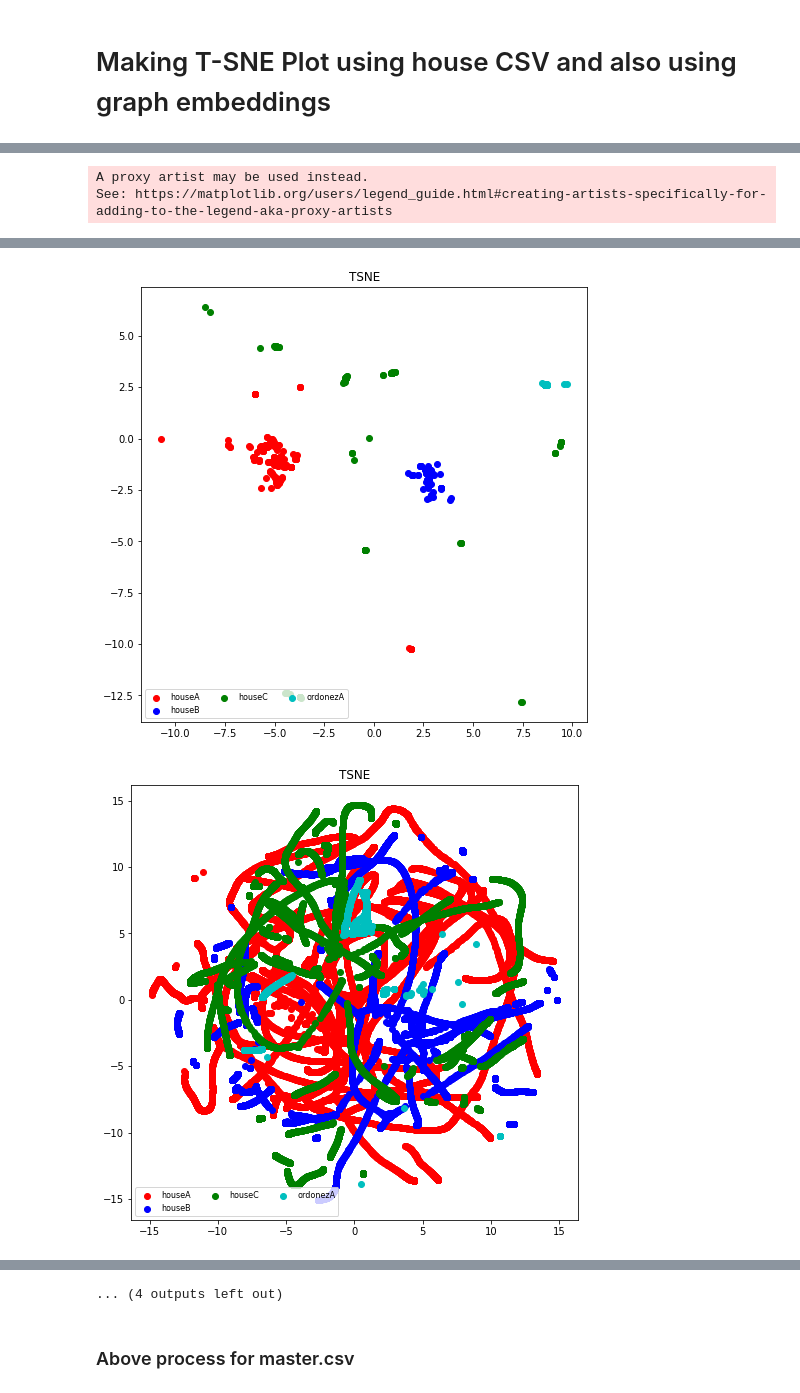
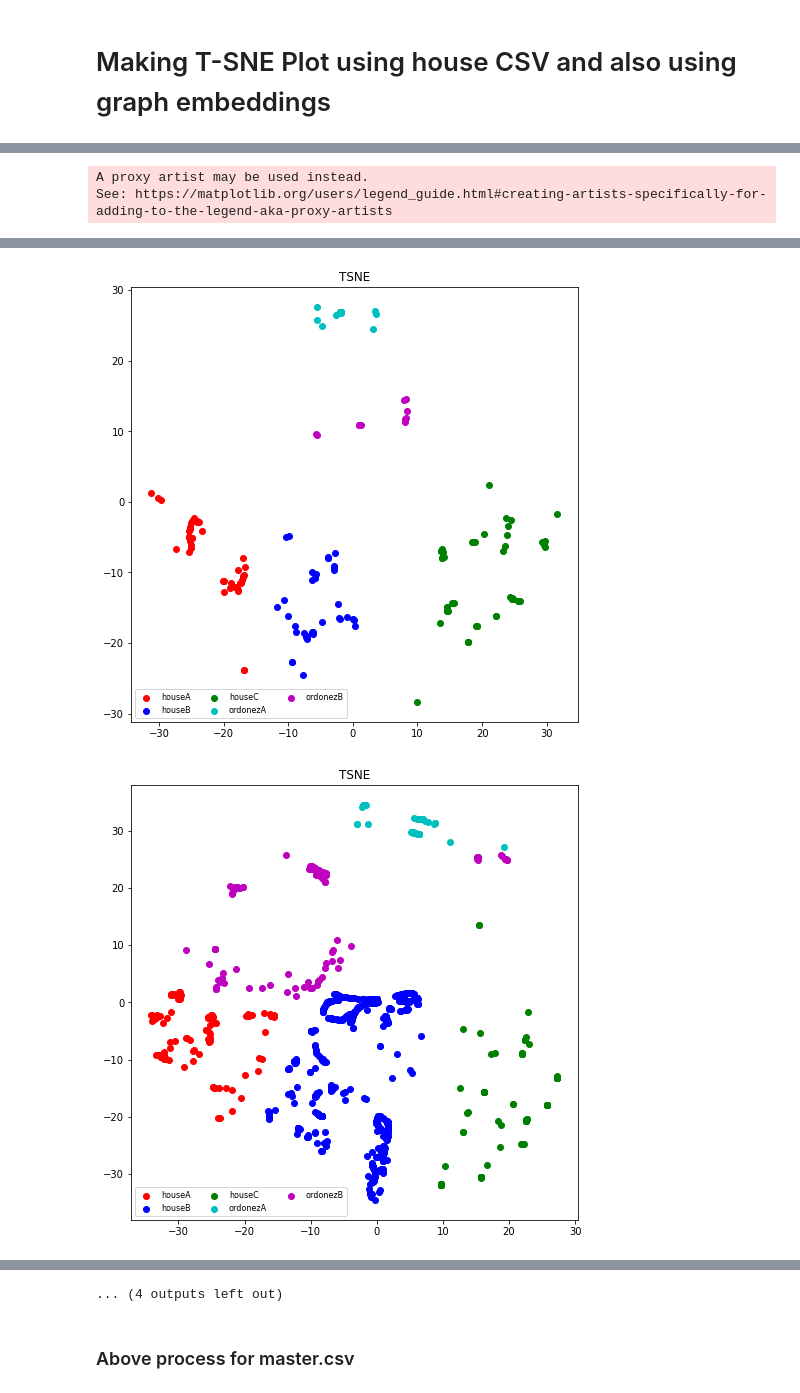
Before and after one commit to harshgrovr/Graphs-Approaches-for-Activity-Recognition-Independent-of-House-Layout, a Jupyter notebook: related_code/3-basics/code.ipynb, the cells around one changed output, grey strips where cells are left out. Saved outputs shown, nothing was run; the diff lists cells and outputs as text; code cells hidden in the pictures.

```diff
--- a/related_code/3-basics/code.ipynb
+++ b/related_code/3-basics/code.ipynb
@@ -475,6 +476,12 @@ for index, row in df[:-1].iterrows():
     # if pervious value == next to the row that you are currently operating. Increment the sequence_length
     if prev_value == ''.join(map(str, df.iloc[index + 1, 4:].values)):
         seq_length += 1
+        if index == len(df) - 2:
+            seq_list.append(seq_length)
+            seq_length = 1
+            prev_index = index + 1
+
+
 
     # Else, append the seq_length, seq_length to 1 and make prev_index = next row. because
     # till index row things are done.
@@ -821,15 +854,10 @@ def getClassnameFromID(train_label):
     return train_label[0]['name']
 # %%
 house = pd.read_csv('../../data/all_houses/graph_embeddings_train.csv')
-house_temp = pd.read_csv('../../data/all_houses/graph_embeddings_train.csv')
 
 house_columns = house.columns
 norm = MinMaxScaler().fit(house.iloc[:, :-1])
-house = norm.transform(house.iloc[:, :-1])
-
-lastCol = house_temp.iloc[:, -1]
-house = pd.concat([pd.DataFrame(house), lastCol], axis = 1)
-
+house.iloc[:, :-1] = norm.transform(house.iloc[:, :-1])
 
 
 #!/usr/bin/env python
@@ -925,7 +953,7 @@ for i in range(num_classes):
 
 # df = house[house['activity'] == getClassnameFromID(i)]
 # Do not include start, end, activity..
-house = house.iloc[:, 4:-1]
+house = house.iloc[:, 0:-1]
 
 time_start = time.time()
 tsne = TSNE(n_iter=400)
@@ -936,16 +964,17 @@ t-SNE done! Time elapsed: 576.6583664417267 seconds
 # %%
 df_labels =  np.array(df_labels)
 # %%
-houseA = pd.read_csv('../../data/houseA/houseA.csv')
-houseB = pd.read_csv('../../data/houseB/houseB.csv')
-houseC = pd.read_csv('../../data/houseC/houseC.csv')
-ordonezA = pd.read_csv('../../data/ordonezA/ordonezA.csv')
-ordonezB = pd.read_csv('../../data/ordonezB/ordonezB.csv')
+houseA = pd.read_csv('../../data/houseA/ob_houseA.csv')
+houseB = pd.read_csv('../../data/houseB/ob_houseB.csv')
+houseC = pd.read_csv('../../data/houseC/ob_houseC.csv')
+ordonezA = pd.read_csv('../../data/ordonezA/ob_ordonezA.csv')
+ordonezB = pd.read_csv('../../data/ordonezB/ob_ordonezB.csv')
 start = []
 end = []
 # Graph embedding order
 # 'houseA', 'houseB', 'houseC', 'ordonezA'
-allHouseList = [len(houseA), len(houseB),len(houseC), len(ordonezA)]
+
+allHouseList = [len(ordonezB), len(houseB), len(houseC), len(houseA), len(ordonezA)]
 
 
 uniqueIndex = []
@@ -967,17 +996,19 @@ for i in range(num_classes):
     fig = plt.figure( figsize=(8,8) )
     ax = fig.add_subplot(1, 1, 1, title='TSNE')
 
-    houseA, houseB, houseC, ordonezA = [],[],[],[]
+    houseA, houseB, houseC, ordonezA, ordonezB = [],[],[],[],[]
 
     # Create the scatter
     for j in activity_index_list[i]:
         if start[0] < j < end[0]:
-            houseA.append(j)
+            ordonezB.append(j)
         elif start[1] < j < end[1]:
             houseB.append(j)
         elif start[2] < j < end[2]:
             houseC.append(j)
         elif start[3] < j < end[3]:
+            houseA.append(j)
+        elif start[4] < j < end[4]:
             ordonezA.append(j)
 
 
@@ -996,10 +1027,14 @@ for i in range(num_classes):
     if ordonezA:
         ordonezA = ax.scatter(x=tsne_results[ordonezA,0],
                    y=tsne_results[ordonezA,1],
-                   color='c')
+               color='c')
+    if ordonezB:
+        ordonezB = ax.scatter(x=tsne_results[ordonezB,0],
+               y=tsne_results[ordonezB,1],
+               color='m')
 
-    plt.legend((houseA, houseB, houseC, ordonezA),
-       ('houseA', 'houseB', 'houseC', 'ordonezA'),
+    plt.legend((houseA, houseB, houseC, ordonezA, ordonezB),
+       ('houseA', 'houseB', 'houseC', 'ordonezA', 'ordonezB'),
        scatterpoints=1,
        loc='lower left',
        ncol=3,
@@ -1021,2 +1056,2 @@ See: https://matplotlib.org/users/legend_guide.html#creating-artists-specificall
-[figure, old version]
+[figure, new version]
-[figure, old version]
+[figure, new version]
```
Also changed, not shown: parts of 32 cells of this notebook, 19 other files.
